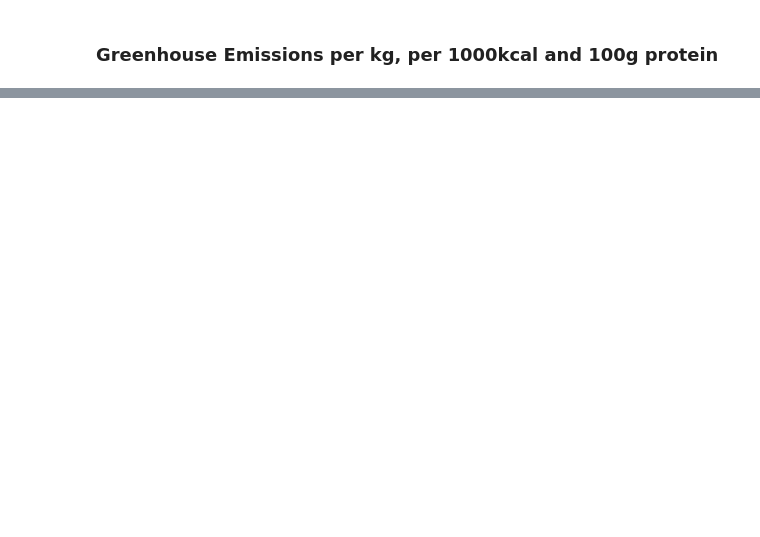
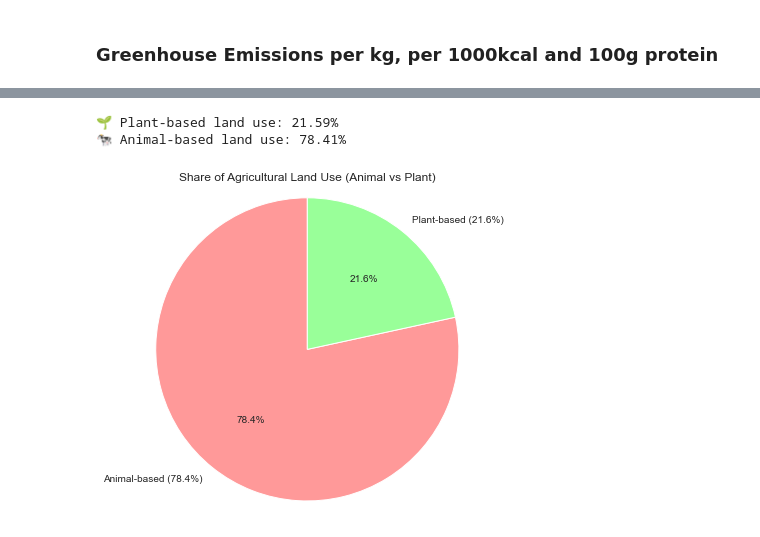
Before and after one commit to courtneyletsa/food_production, a Jupyter notebook: Environmental Impact of Food Production Analysis.ipynb, the cells around one changed output, grey strips where cells are left out. Drawn from its saved outputs; the diff is of its cells as text; code cells hidden in the pictures; blank space fills up the shorter version.

```diff
--- a/Environmental Impact of Food Production Analysis.ipynb
+++ b/Environmental Impact of Food Production Analysis.ipynb
@@ -587,0 +637,51 @@ plt.show()
+# %%
+# --- STEP 1: Select relevant columns ---
+land_use_df = df[["Food product", "Category", "Land use per kilogram (m² per kilogram)"]]
+
+# --- STEP 2: Group by Category and sum land use ---
+land_use_grouped = land_use_df.groupby("Category", as_index=False)[
+    "Land use per kilogram (m² per kilogram)"
+].sum()
+
+# --- STEP 3: Filter for plant vs animal categories ---
+# (Adjust category names if your dataset uses different naming)
+plant_categories = ["Plant-based"]
+animal_categories = ["Animal-based"]
+
+plant_land_use = land_use_grouped[
+    land_use_grouped["Category"].isin(plant_categories)
+]["Land use per kilogram (m² per kilogram)"].sum()
+
+animal_land_use = land_use_grouped[
+    land_use_grouped["Category"].isin(animal_categories)
+]["Land use per kilogram (m² per kilogram)"].sum()
+
+# --- STEP 4: Compute percentages ---
+total_land_use = plant_land_use + animal_land_use
+plant_pct = (plant_land_use / total_land_use) * 100
+animal_pct = (animal_land_use / total_land_use) * 100
+
+print(f"🌱 Plant-based land use: {plant_pct:.2f}%")
+print(f"🐄 Animal-based land use: {animal_pct:.2f}%")
+
+# --- STEP 5: Plot pie chart ---
+labels = [f"Animal-based ({animal_pct:.1f}%)", f"Plant-based ({plant_pct:.1f}%)"]
+sizes = [animal_land_use, plant_land_use]
+colors = ["#ff9999", "#99ff99"]
+
+plt.figure(figsize=(6,6))
+plt.pie(
+    sizes,
+    labels=labels,
+    colors=colors,
+    autopct="%.1f%%",
+    startangle=90,
+    textprops={"fontsize": 10}
+)
+plt.title("Share of Agricultural Land Use (Animal vs Plant)", fontsize=12)
+plt.axis("equal")  # Equal aspect ratio makes it a perfect circle
+plt.show()
+# %% [output]
+🌱 Plant-based land use: 21.59%
+🐄 Animal-based land use: 78.41%
+[figure, new version]
```
Also changed, not shown: parts of 14 cells of this notebook, 1 other file.
